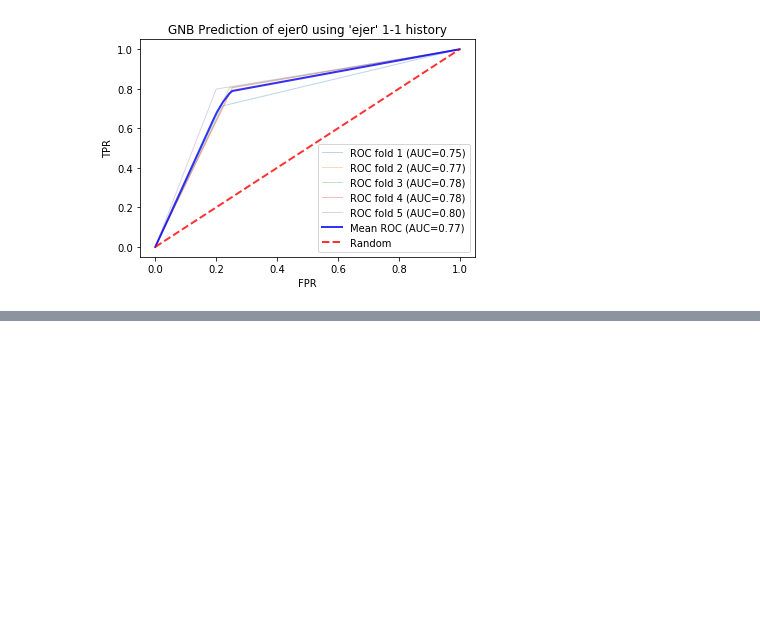
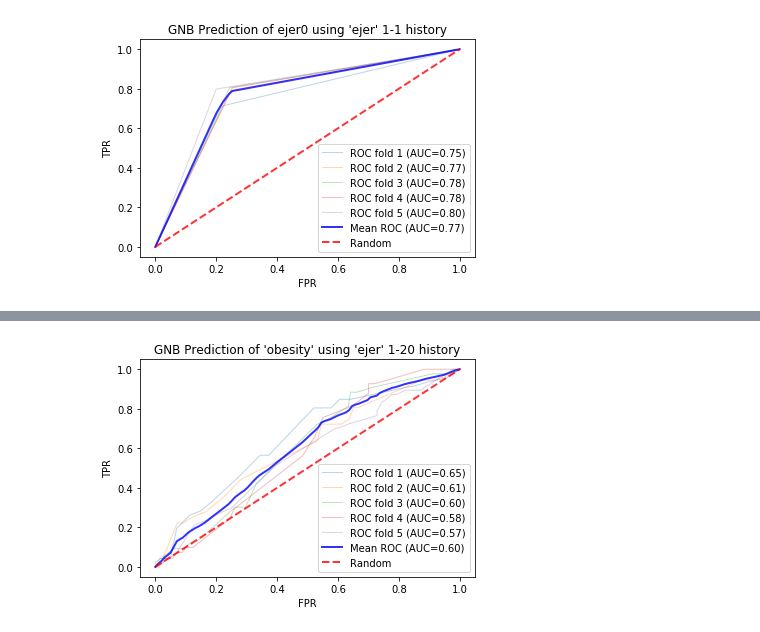
Before and after one commit to vicalbiter/histories, a Jupyter notebook: Histories + Classification.ipynb, the cells around one changed output, grey strips where cells are left out. Cells and saved outputs as stored; diff of their text form; code cells hidden in the pictures; blank space fills up the shorter version.

```diff
--- a/Histories + Classification.ipynb
+++ b/Histories + Classification.ipynb
@@ -1198,3 +1230,14 @@ inputdf
 run_cv_gnb(inputdf, qf, "ejer0BC", 1, 5, "GNB Prediction of ejer0 using 'ejer' 1-1 history")
 # %% [output]
 [figure]
+# %%
+cdata = ndata[["ejer0B", "ejer1B", "ejer5B", "ejer10B", "ejer20B", "obesity"]]
+cdata = groupListOfVariables(["ejer0B", "ejer1B", "ejer5B", "ejer10B", "ejer20B"], "ejerHistory1_20", cdata)
+cdata = cdata[(cdata.ejer0B != "N") & (cdata.ejer1B != "N") & (cdata.ejer5B != "N") & (cdata.ejer10B != "N") & (cdata.ejer20B != "N")]
+histories = np.array(stringGenerator("", ["A", "B"], 5)).flatten()
+# %%
+qf = "ejerHistory1_20"
+inputdf = pd.DataFrame()
+inputdf[qf] = cdata[qf]
+inputdf["obesity"] = cdata["obesity"]
+inputdf.head()
@@ -1200,0 +1252,4 @@ run_cv_gnb(inputdf, qf, "ejer0BC", 1, 5, "GNB Prediction of ejer0 using 'ejer' 1
+# %%
+run_cv_gnb(inputdf, qf, "obesity", 1, 5, "GNB Prediction of 'obesity' using 'ejer' 1-20 history")
+# %% [output]
+[figure, added]
```
Also changed, not shown: parts of 5 cells of this notebook, 2 other files.
